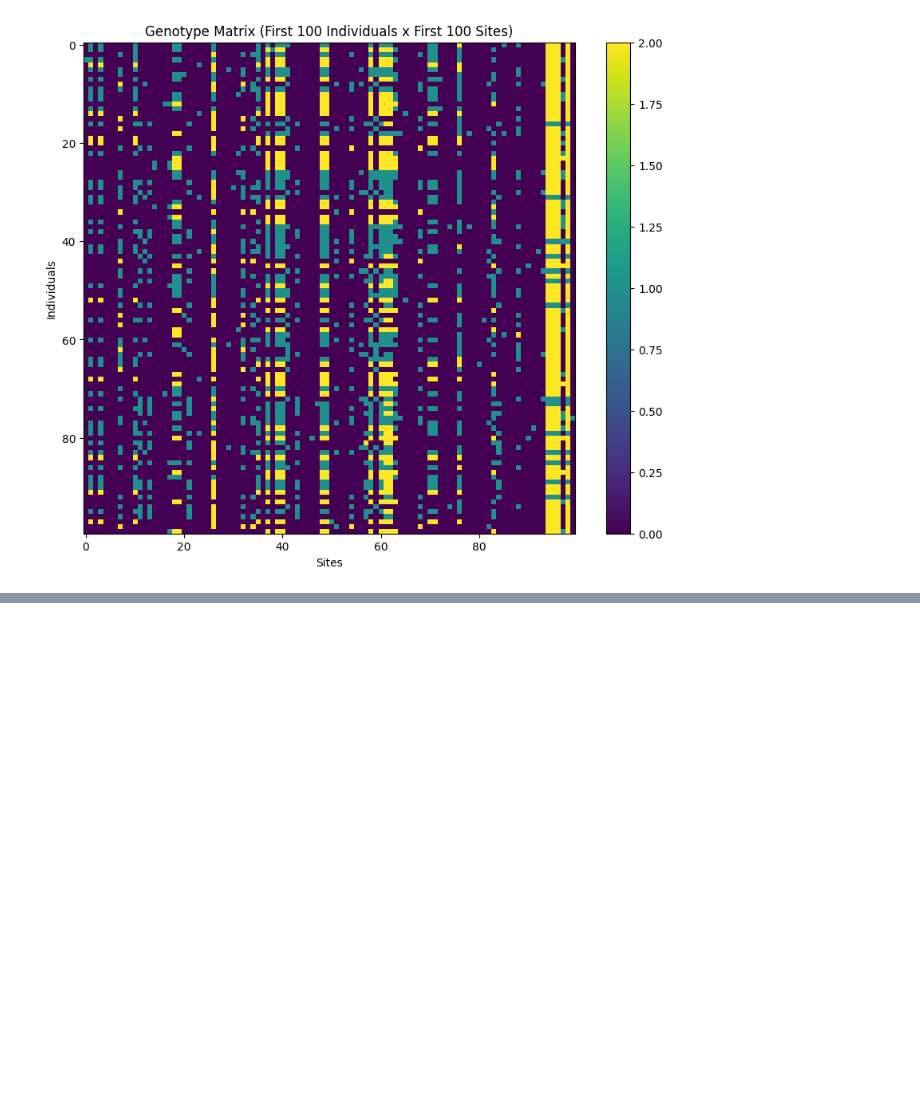
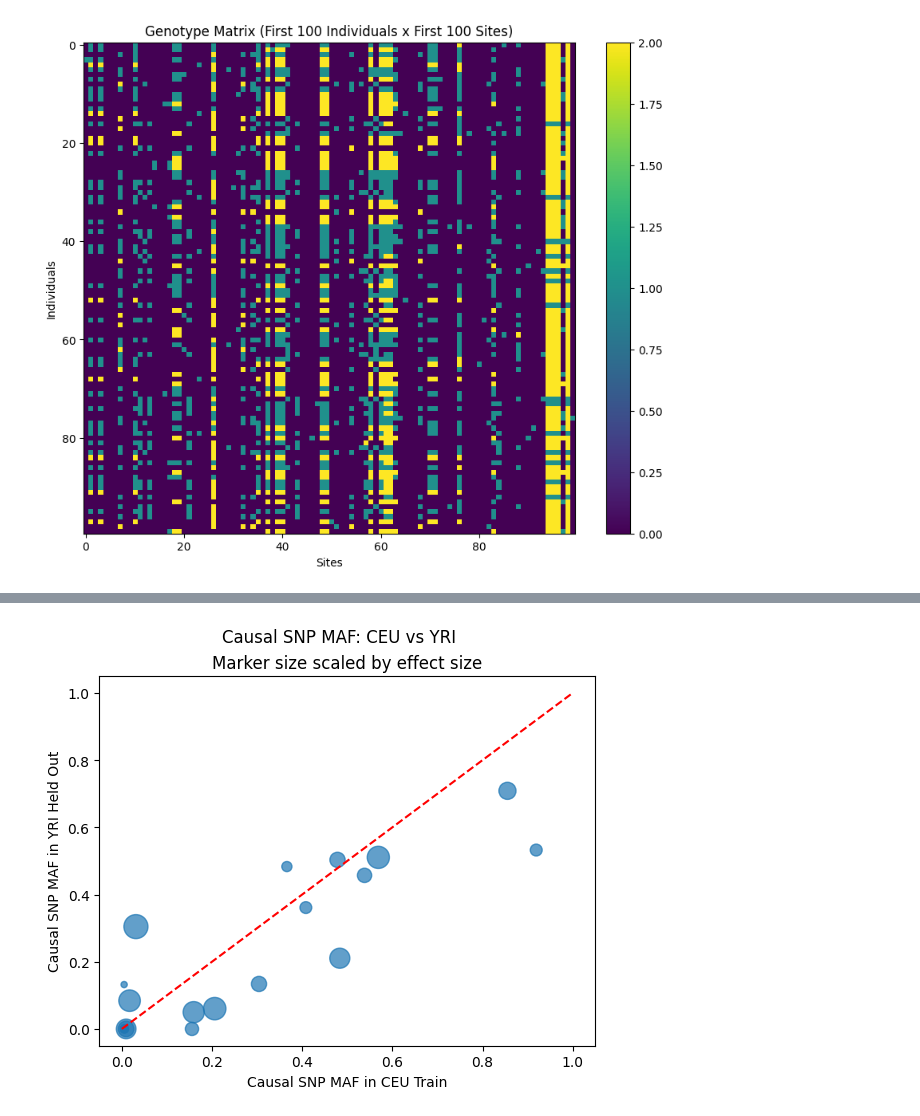
Before and after one commit to ak1376/XPopVAE, a Jupyter notebook: notebooks/inspecting_VAE_output.ipynb, the cells around one changed output, grey strips where cells are left out. Saved outputs shown, nothing was run; the diff lists cells and outputs as text; code cells hidden in the pictures; blank space fills up the shorter version.

```diff
--- a/notebooks/inspecting_VAE_output.ipynb
+++ b/notebooks/inspecting_VAE_output.ipynb
@@ -394,0 +402,6 @@ plt.show()
+# %%
+disc_train = np.load('/sietch_colab/akapoor/XPopVAE/experiments/OOA/processed_data/0/rep0/genotype_matrices/discovery_train.npy')
+target_held_out = np.load('/sietch_colab/akapoor/XPopVAE/experiments/OOA/processed_data/0/rep0/genotype_matrices/target_held_out.npy')
+with open('/sietch_colab/akapoor/XPopVAE/experiments/OOA/processed_data/0/rep0/trait_df.pkl', 'rb') as f:
+    trait_df = pickle.load(f)
+biallelic_ids = np.load('/sietch_colab/akapoor/XPopVAE/experiments/OOA/processed_data/0/rep0/biallelic_site_ids.npy')
@@ -394,0 +518,18 @@ plt.show()
+# %%
+ceu_causal_freq  = table['freq_CEU_disc_train'].values
+yri_causal_freq  = table['freq_YRI_target_held_out'].values
+effect_abs       = np.abs(table['genetic_effect'].values)
+
+marker_size = 20 + 280 * (effect_abs - effect_abs.min()) / (effect_abs.max() - effect_abs.min())
+
+plt.figure()
+plt.scatter(ceu_causal_freq, yri_causal_freq, s=marker_size, alpha=0.7)
+plt.plot([0, 1], [0, 1], color='red', linestyle='--')
+plt.xlabel('Causal SNP MAF in CEU Train')
+plt.ylabel('Causal SNP MAF in YRI Held Out')
+plt.suptitle('Causal SNP MAF: CEU vs YRI')
+plt.title(f'Marker size scaled by effect size')
+
+plt.show()
+# %% [output]
+[figure, added]
```
Also changed, not shown: parts of 12 cells of this notebook, 7 other files.
